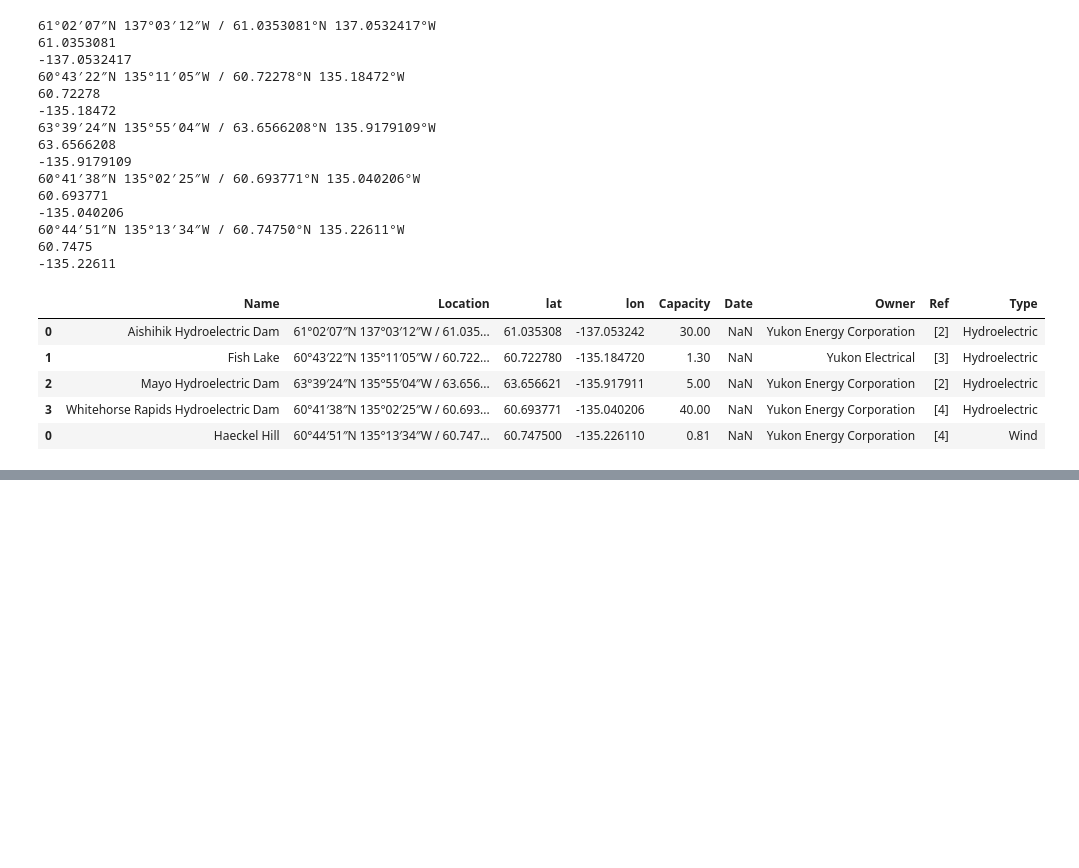
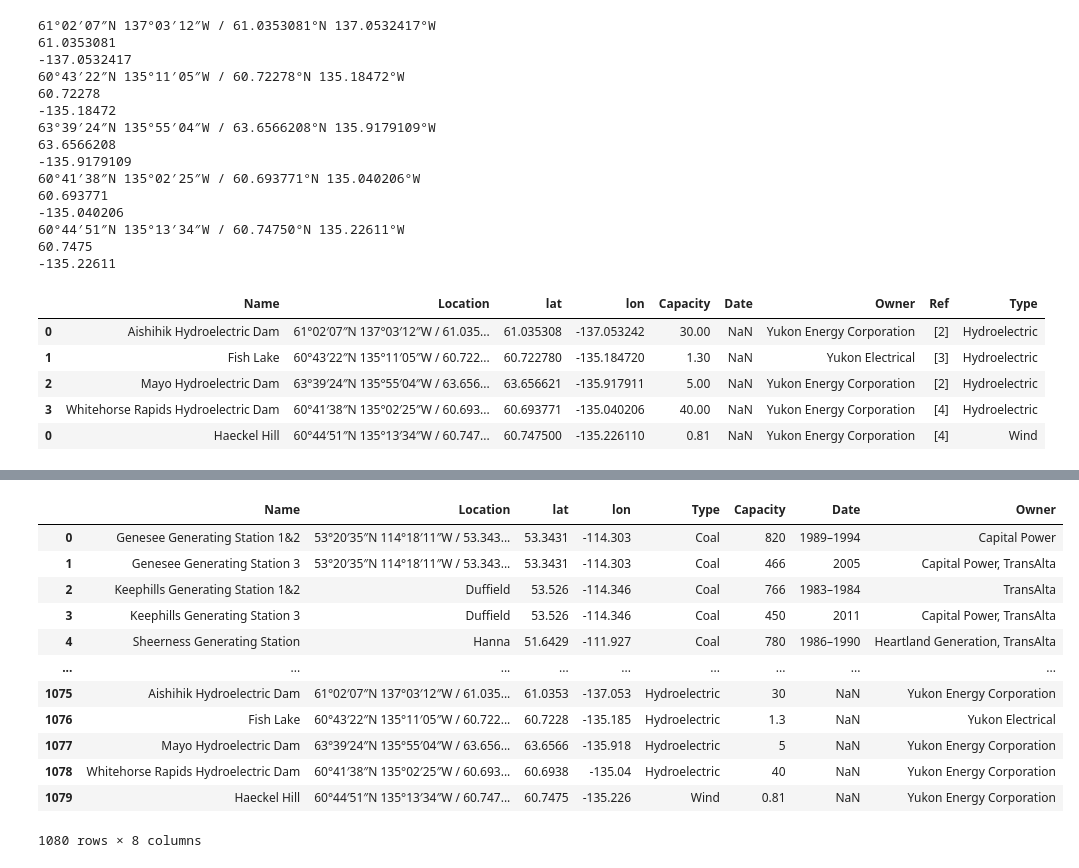
Before and after one commit to FarihaSiddiqui/Project-2, a Jupyter notebook: project.ipynb, the cells around one changed output, grey strips where cells are left out. Drawn from its saved outputs; the diff is of its cells as text; code cells hidden in the pictures; blank space fills up the shorter version.

```diff
--- a/project.ipynb
+++ b/project.ipynb
@@ -1125,3 +1060,6 @@ yukon_df.tail(90)
+# %%
+canada_location = alberta_df.append(bc_df).append(manitoba_df).append(nb_df).append(nfl_df).append(nwt_df).append(ns_df).append(nunavut_df).append(ontario_df).append(pei_df).append(quebec_df).append(saskatchewan_df).append(yukon_df)
+# canada_location
 # %%
 #import the postgresql database
 from sqlalchemy import create_engine
@@ -1146,0 +1084,18 @@ canada_province_and_territories=['alberta_df','bc_df','manitoba_df','nb_df','nfl
+# %%
+canada_location=canada_location[['Name', 'Location' , 'lat', 'lon', 'Type', 'Capacity', 'Date','Owner']]
+canada_location.reset_index(inplace=True, drop=True)
+canada_location
+# %% [output]
+|  | Name | Location | lat | lon | Type | Capacity | Date | Owner |
+| 0 | Genesee Generating Station 1&2 | 53°20′35″N 114°18′11″W﻿ / ﻿53.343... | 53.3431 | -114.303 | Coal | 820 | 1989–1994 | Capital Power |
+| 1 | Genesee Generating Station 3 | 53°20′35″N 114°18′11″W﻿ / ﻿53.343... | 53.3431 | -114.303 | Coal | 466 | 2005 | Capital Power, TransAlta |
+| 2 | Keephills Generating Station 1&2 | Duffield | 53.526 | -114.346 | Coal | 766 | 1983–1984 | TransAlta |
+| 3 | Keephills Generating Station 3 | Duffield | 53.526 | -114.346 | Coal | 450 | 2011 | Capital Power, TransAlta |
+| 4 | Sheerness Generating Station | Hanna | 51.6429 | -111.927 | Coal | 780 | 1986–1990 | Heartland Generation, TransAlta |
+| ... | ... | ... | ... | ... | ... | ... | ... | ... |
+| 1075 | Aishihik Hydroelectric Dam | 61°02′07″N 137°03′12″W﻿ / ﻿61.035... | 61.0353 | -137.053 | Hydroelectric | 30 | NaN | Yukon Energy Corporation |
+| 1076 | Fish Lake | 60°43′22″N 135°11′05″W﻿ / ﻿60.722... | 60.7228 | -135.185 | Hydroelectric | 1.3 | NaN | Yukon Electrical |
+| 1077 | Mayo Hydroelectric Dam | 63°39′24″N 135°55′04″W﻿ / ﻿63.656... | 63.6566 | -135.918 | Hydroelectric | 5 | NaN | Yukon Energy Corporation |
+| 1078 | Whitehorse Rapids Hydroelectric Dam | 60°41′38″N 135°02′25″W﻿ / ﻿60.693... | 60.6938 | -135.04 | Hydroelectric | 40 | NaN | Yukon Energy Corporation |
+| 1079 | Haeckel Hill | 60°44′51″N 135°13′34″W﻿ / ﻿60.747... | 60.7475 | -135.226 | Wind | 0.81 | NaN | Yukon Energy Corporation |
+1080 rows × 8 columns
```
Also changed, not shown: parts of 22 cells of this notebook, 4 other files.
